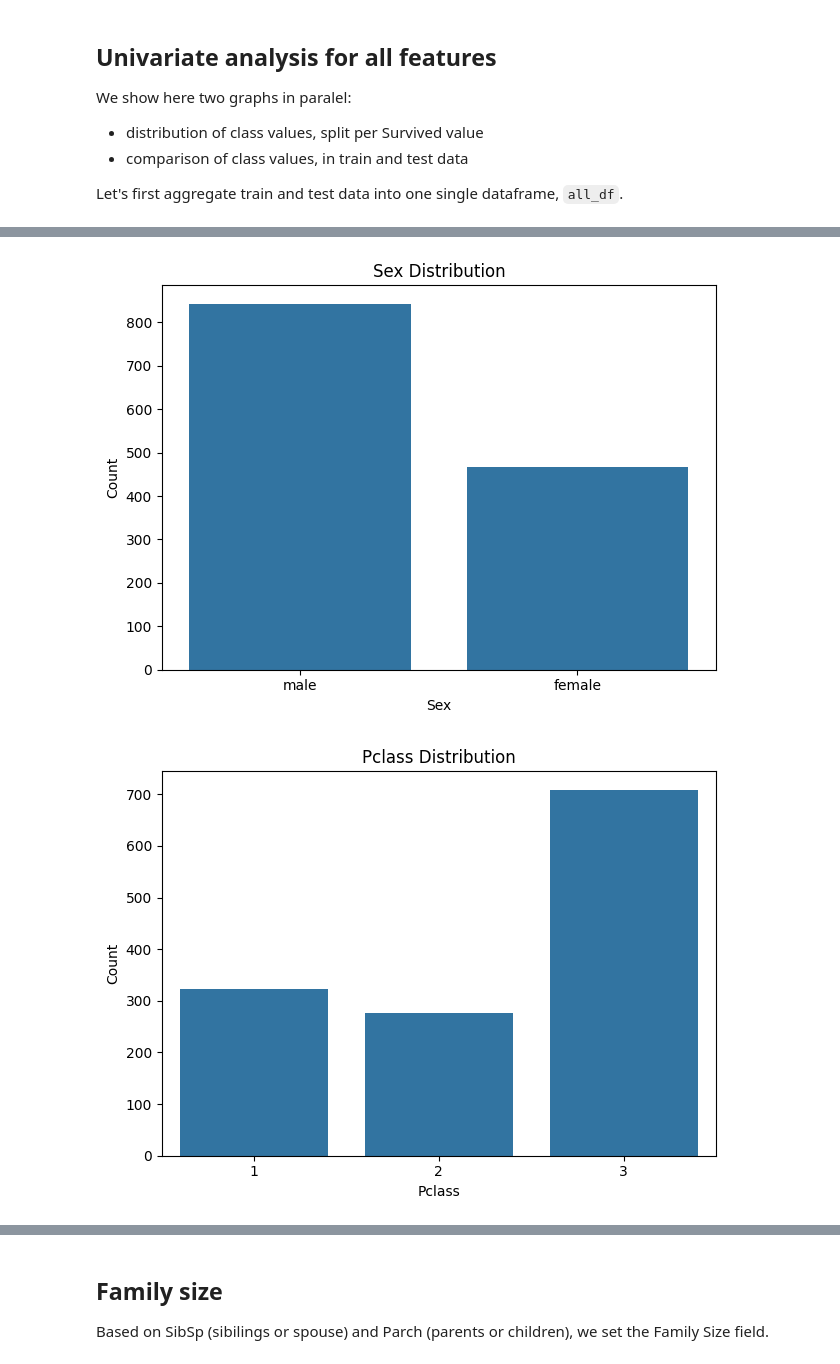
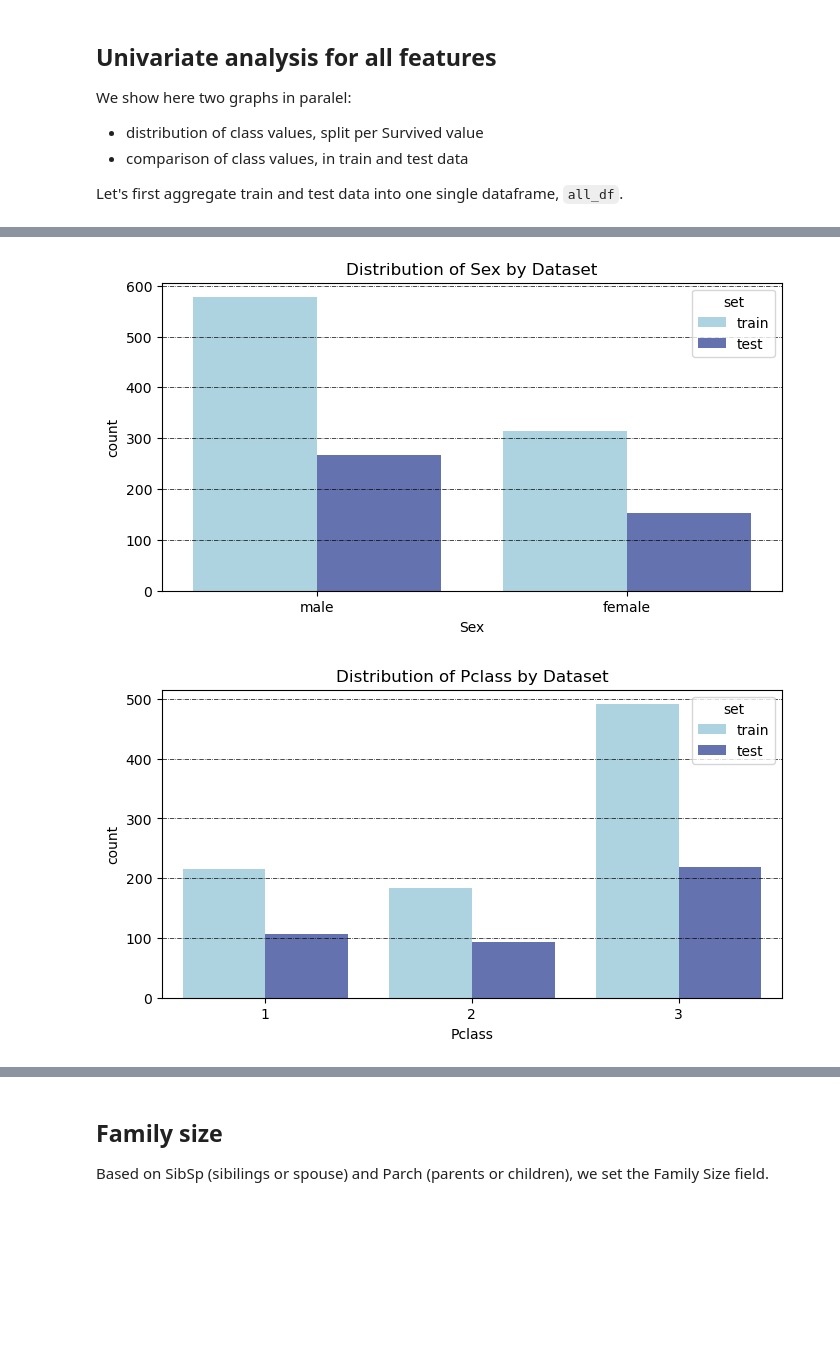
Before and after one commit to Bruno-He/ps1_ex4_nb_to_repo, a Jupyter notebook: notebooks/Titanic Data Journey.ipynb, the cells around one changed output, grey strips where cells are left out. Cells and saved outputs as stored; diff of their text form; code cells hidden in the pictures; blank space fills up the shorter version.

```diff
--- a/notebooks/Titanic Data Journey.ipynb
+++ b/notebooks/Titanic Data Journey.ipynb
@@ -33,8 +36,10 @@ from src.utils import countplot_with_hue, groupby_mean, plot_distribution_pairs,
 # %% [markdown]
 ## Read the data
 # %%
+
+
 # TODO: Put the path at the top of the script and replace with variable
-train_df, test_df = load_data()
+train_df, test_df = load_data(TRAIN_PATH, TEST_PATH)
 # %% [markdown]
 # Preliminary data inspection
 # %% [markdown]
@@ -152,8 +311,8 @@ We show here two graphs in paralel:
 
 Let's first aggregate train and test data into one single dataframe, `all_df`.
 # %%
-# TODO: turn into function
-all_df = concat_with_set(train_df, test_df)
+# Combine datasets using our custom function
+all_df = combine_datasets(train_df, test_df)
 # %%
 all_df.head()
 # %% [output]
@@ -164,11 +323,7 @@ all_df.head()
 | 3 | 4 | 1.0 | 1 | Futrelle, Mrs. Jacques Heath (Lil... | female | 35.0 | 1 | 0 | 113803 | 53.1000 | ... |
 | 4 | 5 | 0.0 | 3 | Allen, Mr. William Henry | male | 35.0 | 0 | 0 | 373450 | 8.0500 | ... |
 # %%
-# Plot count pairs "Sex"
-color_list = ["#5DADE2", "#F5B041", "#58D68D", "#AF7AC5"]
-f, ax = plt.subplots(1, 1, figsize=(8, 4))
-sns.countplot(x="Sex", data=all_df, hue="set", palette= color_list)
-plt.grid(color="black", linestyle="-.", linewidth=0.5, axis="y", which="major")
-ax.set_title("Number of passengers / Sex")
-plt.show()
+# Plot count pairs "Sex" using our custom function
+color_list = ["#A5D7E8", "#576CBC", "#19376D", "#0b2447"]
+plot_count_pairs(all_df, "Sex", hue="set", title="Number of passengers / Sex", color_list=color_list)
 # %% [output]
@@ -176,21 +331,21 @@ plt.show()
 # %%
-# Plot distribution pairs for "Sex" and hue as "Survived"
+# Plot distribution pairs for "Sex" and hue as "Survived" using our custom function
 color_list = ["#A5D7E8", "#576CBC", "#19376D", "#0b2447"]
-f, ax = plt.subplots(1, 1, figsize=(8, 4))
-for i, h in enumerate(train_df["Survived"].unique()):
-    g = sns.histplot(train_df.loc[train_df["Survived"]==h, "Sex"],
-                                  color=color_list[i],
-                                  ax=ax,
-                                  label=h)
-ax.set_title("Number of passengers / Sex")
-g.legend()
-plt.show()
+plot_distribution_pairs(train_df, "Sex", hue="Survived", title="Number of passengers / Sex", color_list=color_list)
 # %% [output]
 [figure]
 # %%
-# Plot count pairs using all_df for the columns: Sex, Pclasss, SibSp, Parch, Embarked
-categorical_cols = ["Sex", "Pclass", "SibSp", "Parch", "Embarked"]
-plot_categorical_pairs(all_df, categorical_cols)
+# Plot count pairs using all_df for the columns: Sex, Pclass, SibSp, Parch, Embarked
+
+# [Cell 25]
+# Plot count pairs using all_df for the columns: Sex, Pclass, SibSp, Parch, Embarked
+
+
+columns_to_plot = ["Sex", "Pclass", "SibSp", "Parch", "Embarked"]
+
+for col in columns_to_plot:
+    if col in all_df.columns:
+        plot_count_pairs(all_df.reset_index(drop=True), col, hue="set", title=f"Distribution of {col} by Dataset", color_list=color_list)
 # %% [output]
-[figure, old version]
+[figure, new version]
-[figure, old version]
+[figure, new version]
```
Also changed, not shown: parts of 51 cells of this notebook, 6 other files.
